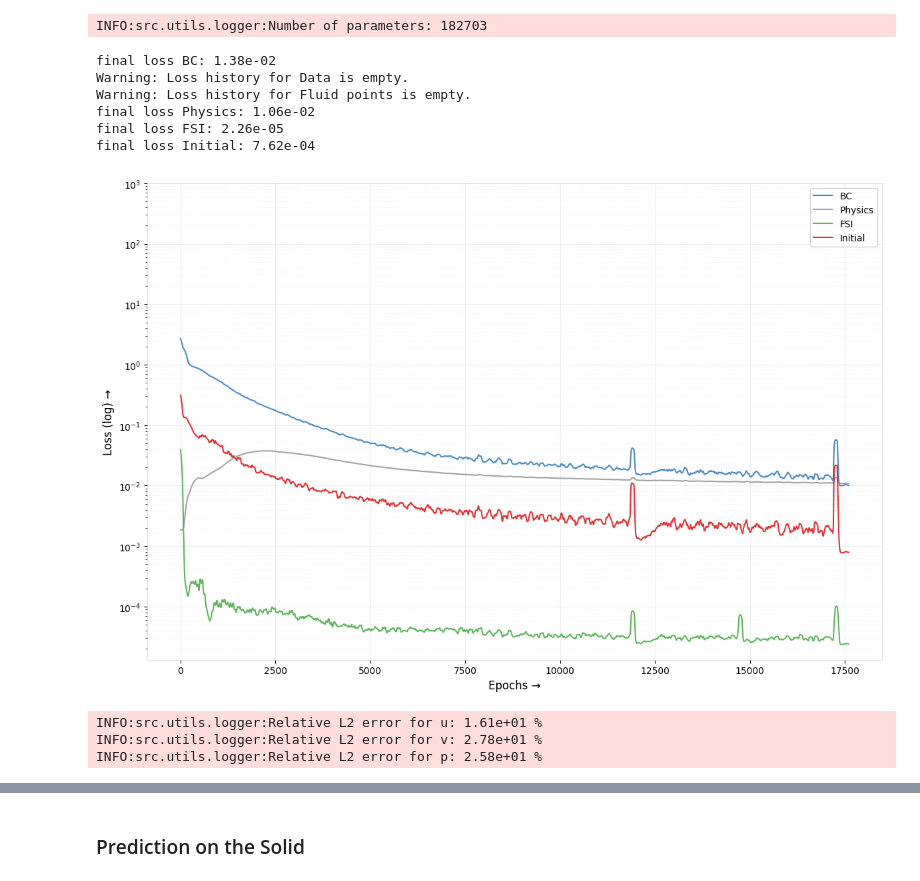
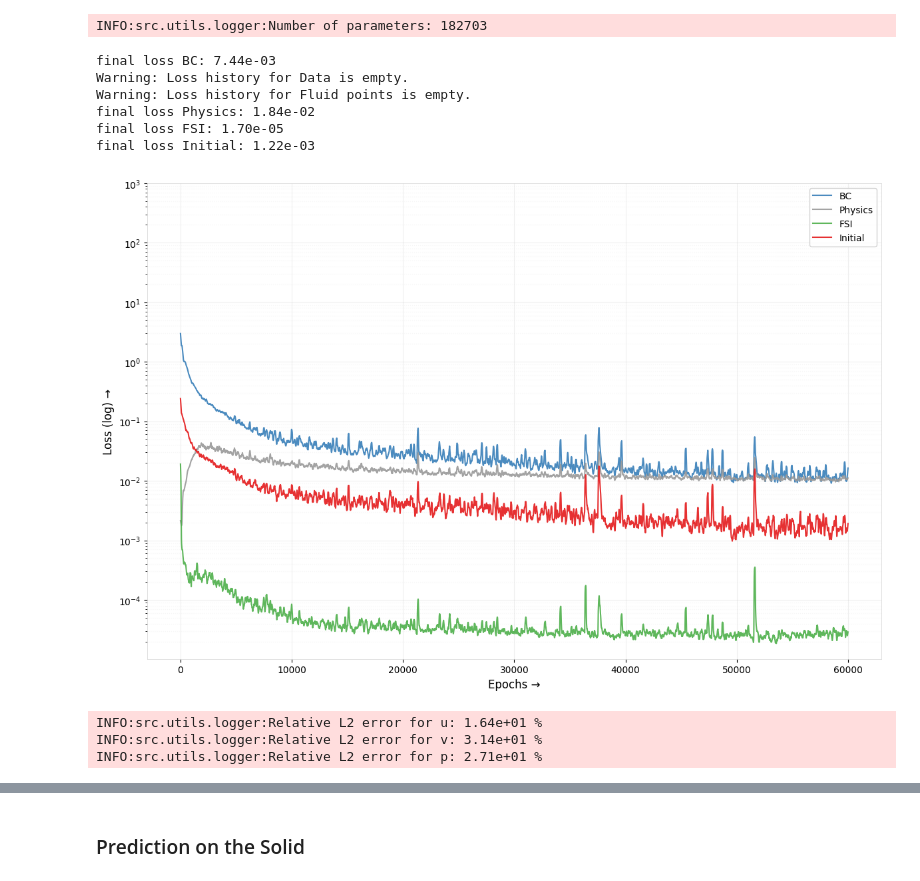
Before and after one commit to afrah/pinn_fsi_ibm, a Jupyter notebook: src/notebook/m2_mlp_testing.ipynb, the cells around one changed output, grey strips where cells are left out. Saved outputs shown, nothing was run; the diff lists cells and outputs as text; code cells hidden in the pictures.

```diff
--- a/src/notebook/m2_mlp_testing.ipynb
+++ b/src/notebook/m2_mlp_testing.ipynb
@@ -74,41 +74,41 @@ INFO:src.utils.logger:./checkpoints/testing/2025-08-19_22-23-11-768056
 GPU memory cleared!
 # %%
-model_path = "./checkpoints/2025-08-19_03-45-33-735120/model.pth"#"./checkpoints/2025-08-17_00-29-12-363506/model.pth"#"./checkpoints/2025-08-17_00-25-12-195486/model.pth"#"./checkpoints/2025-08-16_18-14-52-209563/model.pth"#"./checkpoints/2025-08-15_19-40-16-627572/model.pth" #./checkpoints/2025-08-15_14-35-00-873250/model.pth
+model_path = "./checkpoints/2025-08-20_03-04-45-128256/model.pth"#"./checkpoints/2025-08-17_00-29-12-363506/model.pth"#"./checkpoints/2025-08-17_00-25-12-195486/model.pth"#"./checkpoints/2025-08-16_18-14-52-209563/model.pth"#"./checkpoints/2025-08-15_19-40-16-627572/model.pth" #./checkpoints/2025-08-15_14-35-00-873250/model.pth
 
 model_state = torch.load(model_path, map_location=config["device"])
 
 if model_state["solver"] == "mlp":
     fluid_model = MLP(model_state["fluid_network"]).to(config["device"])
     solid_model = MLP(model_state["fluid_network"]).to(config["device"])
 else:
     fluid_model = KAN(model_state["fluid_network"]).to(config["device"])
     solid_model = KAN(model_state["fluid_network"]).to(config["device"])
 
 
 fluid_model.load_state_dict(model_state["fluid_model_state_dict"])
 solid_model.load_state_dict(model_state["fluid_model_state_dict"])
 
 fluid_model.eval()
 solid_model.eval()
 
 logger.print(
     f"Number of parameters: {sum(p.numel() for p in fluid_model.parameters())}"
 )
 
 loss_history = model_state["loss_history"]
 
 save_path = os.path.join(logger.get_output_dir(), "loss_history_M1.png")
 
 plot_M1_loss_history(loss_history, save_path, y_max=1000, y_min=0, figsize=(12, 8))
 # %% [output]
 INFO:src.utils.logger:Number of parameters: 182703
-final loss BC: 1.38e-02
+final loss BC: 7.44e-03
 Warning: Loss history for Data is empty.
 Warning: Loss history for Fluid points is empty.
-final loss Physics: 1.06e-02
-final loss FSI: 2.26e-05
-final loss Initial: 7.62e-04
+final loss Physics: 1.84e-02
+final loss FSI: 1.70e-05
+final loss Initial: 1.22e-03
-[figure, old version]
+[figure, new version]
 # %%
 
 
@@ -153,9 +153,9 @@ logger.print(f"Relative L2 error for u: {rel_u_l2_error:.2e} %")
 logger.print(f"Relative L2 error for v: {rel_v_l2_error:.2e} %")
 logger.print(f"Relative L2 error for p: {rel_p_l2_error:.2e} %")
 # %% [output]
-INFO:src.utils.logger:Relative L2 error for u: 1.61e+01 %
-INFO:src.utils.logger:Relative L2 error for v: 2.78e+01 %
-INFO:src.utils.logger:Relative L2 error for p: 2.58e+01 %
+INFO:src.utils.logger:Relative L2 error for u: 1.64e+01 %
+INFO:src.utils.logger:Relative L2 error for v: 3.14e+01 %
+INFO:src.utils.logger:Relative L2 error for p: 2.71e+01 %
 # %%
 INFO:src.utils.logger:Relative L2 error for u: 1.78e+01 %
 INFO:src.utils.logger:Relative L2 error for v: 2.91e+01 %
```
Also changed, not shown: parts of 5 cells of this notebook, 28 other files.
